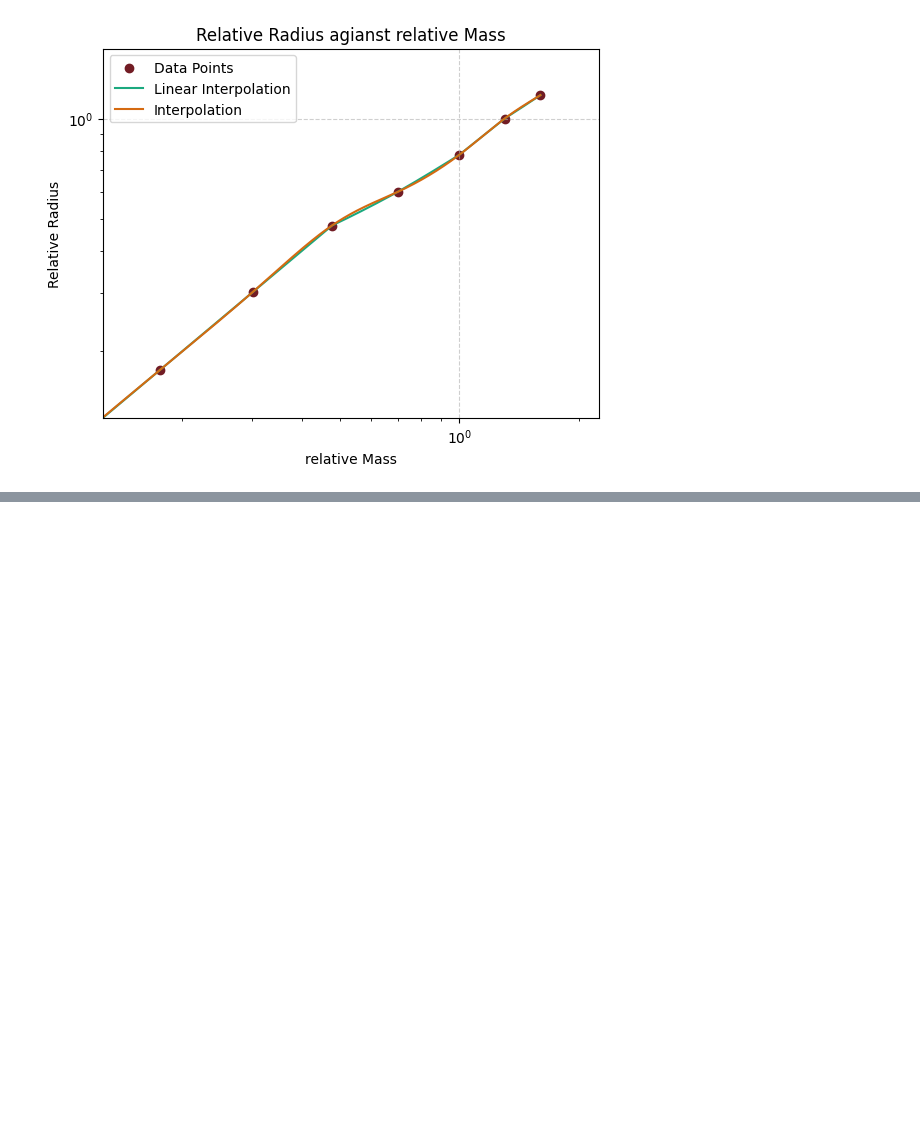
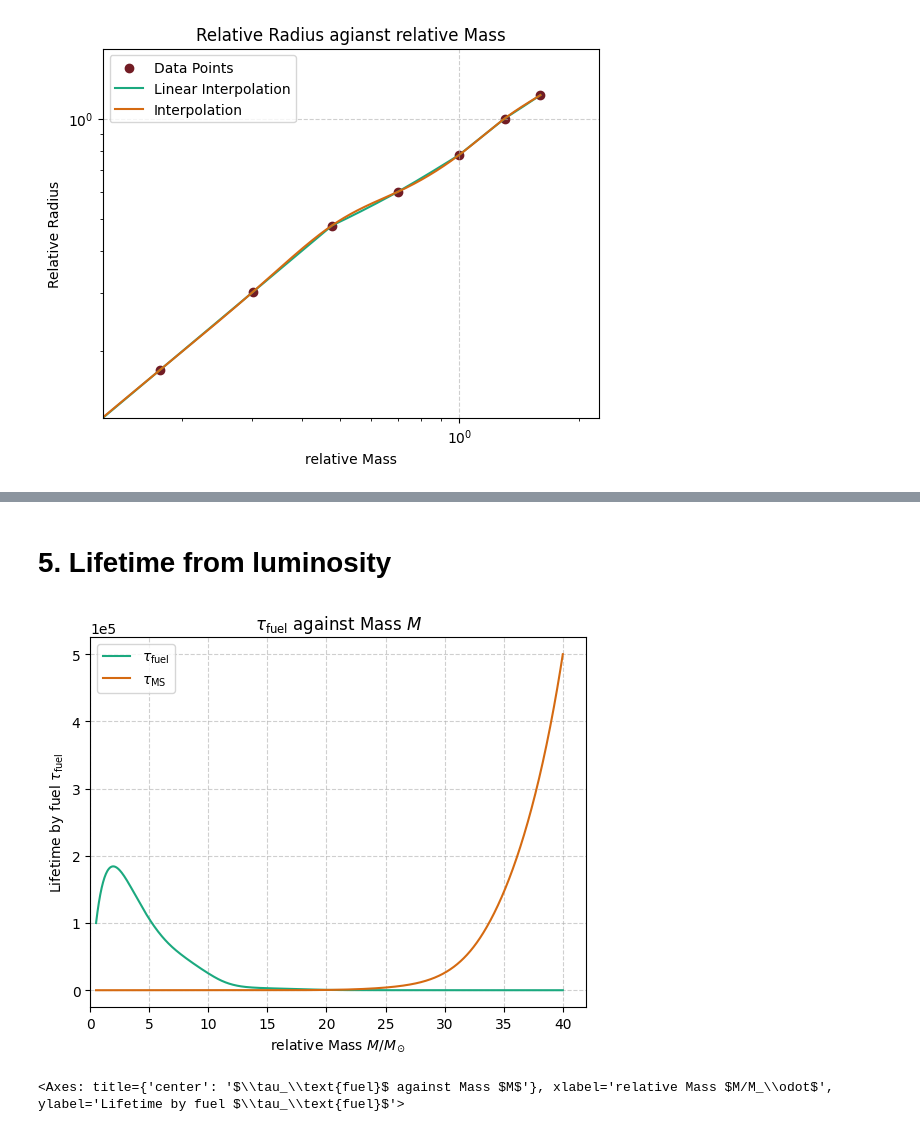
Before and after one commit to FinnZeumer/Introduction-to-Computational-Physics, a Jupyter notebook: Homework_2.ipynb, the cells around one changed output, grey strips where cells are left out. Saved outputs shown, nothing was run; the diff lists cells and outputs as text; code cells hidden in the pictures; blank space fills up the shorter version.

```diff
--- a/Homework_2.ipynb
+++ b/Homework_2.ipynb
@@ -639,0 +651,21 @@ print(phy_tau[0], phy_tau[-1])
+# %% [markdown]
+# 5. Lifetime from luminosity
+# %%
+lin_reselution = np.linspace(MM[0], MM[-1], 1000)
+
+tau_fuel  = 10**4 * (lin_reselution)/(phy_LL)
+
+plt.plot(lin_reselution, tau_fuel, label=r"$\tau_\text{fuel}$")
+plt.plot(lin_reselution, phy_LL, label=r"$\tau_\text{MS}$")
+
+#negative Values do not make any sense (physically impossible)
+plt.xlim(0)
+
+pap.plot_me(r'$\tau_\text{fuel}$ against Mass $M$',
+            r'relative Mass $M/M_\odot$',
+            r'Lifetime by fuel $\tau_\text{fuel}$')
+
+# DOES NOT WORK INVESTIGATE
+# %% [output]
+[figure, added]
+<Axes: title={'center': '$\\tau_\\text{fuel}$ against Mass $M$'}, xlabel='relative Mass $M/M_\\odot$', ylabel='Lifetime by fuel $\\tau_\\text{fuel}$'>
```
Also changed, not shown: parts of 10 cells of this notebook.
